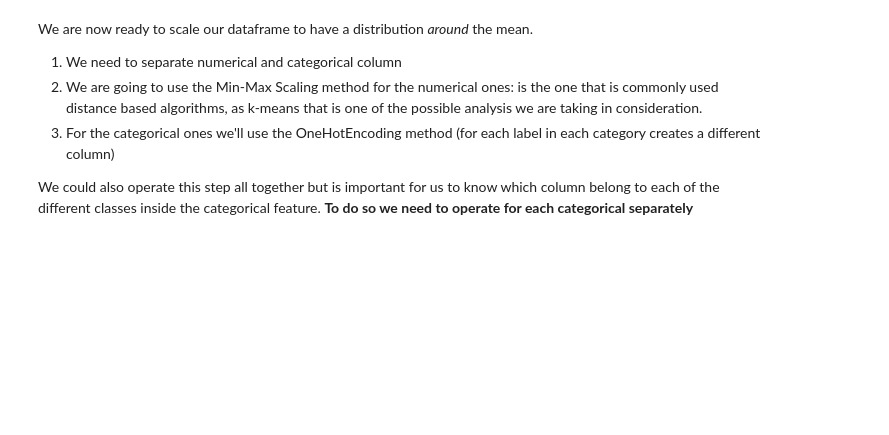
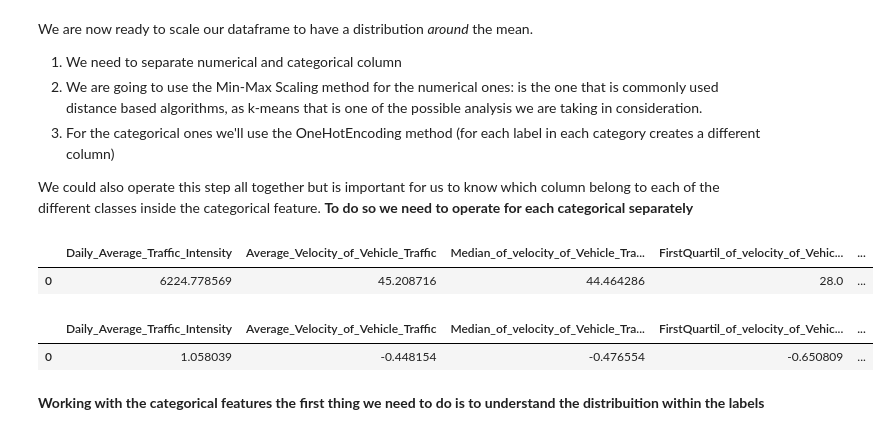
Before and after one commit to McNickSisto/world_data_league, a Jupyter notebook: stage_2/oc_cleanednotebook.ipynb, the cells around one changed output. Drawn from its saved outputs; the diff is of its cells as text; code cells hidden in the pictures; blank space fills up the shorter version.

```diff
--- a/stage_2/oc_cleanednotebook.ipynb
+++ b/stage_2/oc_cleanednotebook.ipynb
@@ -251,3 +254,15 @@ def scaling_numerical(data):
         data_scaled[column]=scaler.transform(data_scaled[[column]])
     return data_scaled
 data_scaled = scaling_numerical(data)
+# %%
+data.drop(columns=['geometry','linkid','Speed_Cat', 'Func_Class']).head(1)
+# %% [output]
+|  | Daily_Average_Traffic_Intensity | Average_Velocity_of_Vehicle_Traffic | Median_of_velocity_of_Vehicle_Tra... | FirstQuartil_of_velocity_of_Vehic... | ... |
+| 0 | 6224.778569 | 45.208716 | 44.464286 | 28.0 | ... |
+# %%
+data_scaled.drop(columns=['geometry','linkid','Speed_Cat', 'Func_Class']).head(1)
+# %% [output]
+|  | Daily_Average_Traffic_Intensity | Average_Velocity_of_Vehicle_Traffic | Median_of_velocity_of_Vehicle_Tra... | FirstQuartil_of_velocity_of_Vehic... | ... |
+| 0 | 1.058039 | -0.448154 | -0.476554 | -0.650809 | ... |
+# %% [markdown]
+**Working with the categorical features the first thing we need to do is to understand the distribuition within the labels**
```
Also changed, not shown: parts of 11 cells of this notebook, 1 other file.
